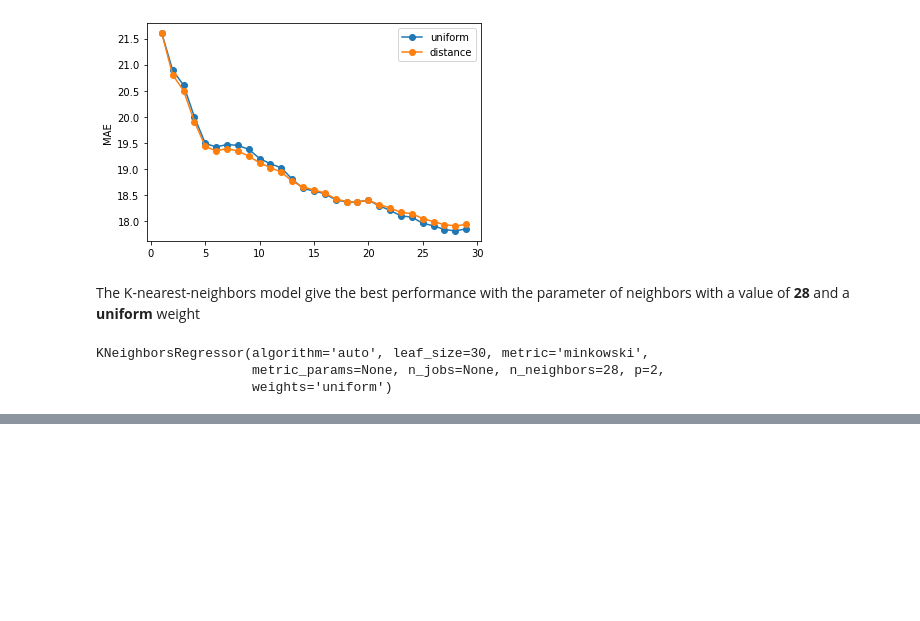
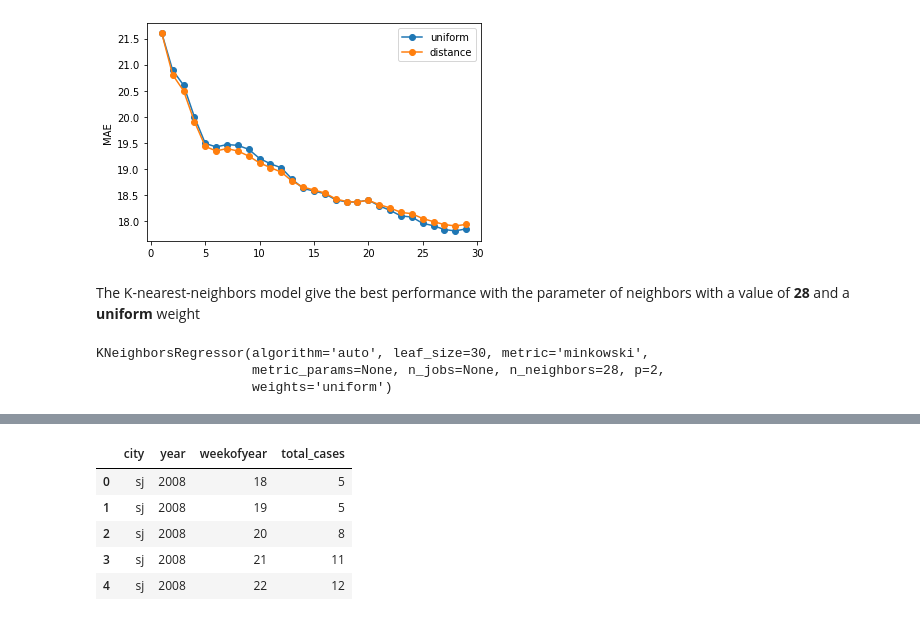
Before and after one commit to raulbs7/Machine-Learning-Techniques-Project, a Jupyter notebook: Dengue_Supervised_Project/2_Baseline.ipynb, the cells around one changed output, grey strips where cells are left out. Cells and saved outputs as stored; diff of their text form; code cells hidden in the pictures; blank space fills up the shorter version.

```diff
--- a/Dengue_Supervised_Project/2_Baseline.ipynb
+++ b/Dengue_Supervised_Project/2_Baseline.ipynb
@@ -411,0 +414,8 @@ KNeighborsRegressor(algorithm='auto', leaf_size=30, metric='minkowski',
+# %%
+y_pred = knn.predict(X_test)
+# %%
+y_pred = np.rint(y_pred)
+y_pred = y_pred.astype(int)
+results = np.hstack(y_pred)
+
+results
@@ -411,0 +453,11 @@ KNeighborsRegressor(algorithm='auto', leaf_size=30, metric='minkowski',
+# %%
+output = pd.DataFrame({ 'city': original_test['city'], 'year': original_test['year'],
+                       'weekofyear': original_test['weekofyear'], 'total_cases': results})
+
+with open('submission_baseline.csv', 'w') as f:
+  output.to_csv(f,  index = False)
+
+files.download('submission_baseline.csv')
+
+output.head()
+# %% [output]
@@ -411,0 +466,6 @@ KNeighborsRegressor(algorithm='auto', leaf_size=30, metric='minkowski',
+|  | city | year | weekofyear | total_cases |
+| 0 | sj | 2008 | 18 | 5 |
+| 1 | sj | 2008 | 19 | 5 |
+| 2 | sj | 2008 | 20 | 8 |
+| 3 | sj | 2008 | 21 | 11 |
+| 4 | sj | 2008 | 22 | 12 |
```
Also changed, not shown: parts of 11 cells of this notebook.
